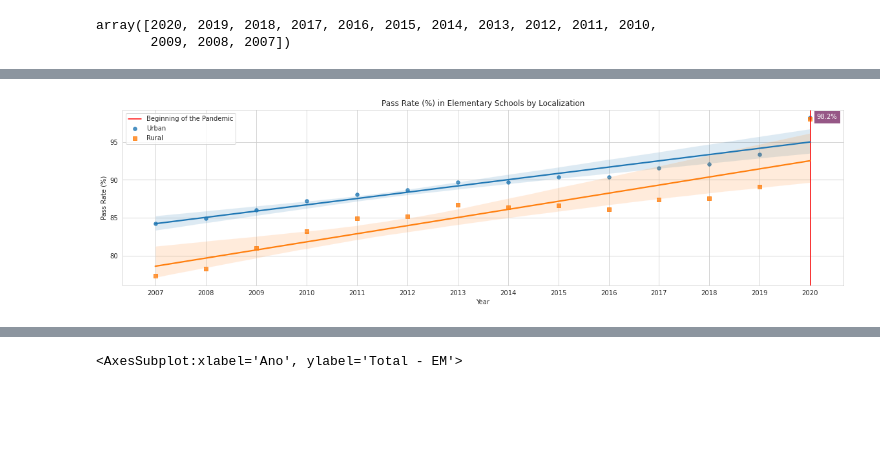
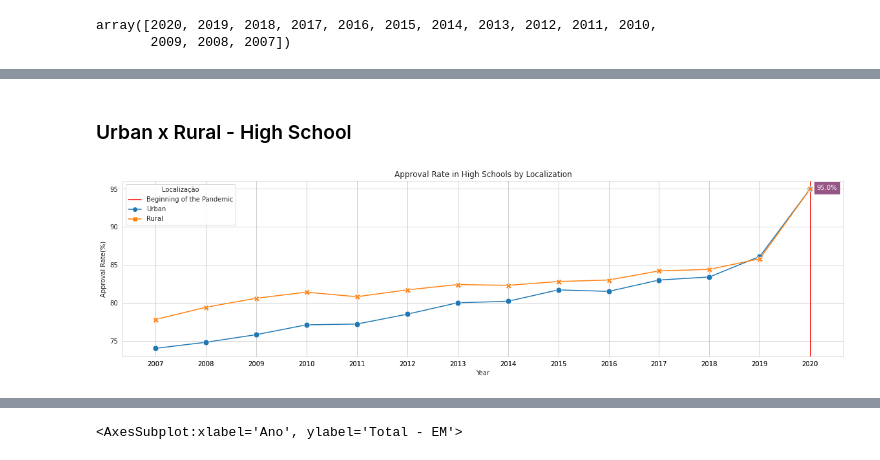
Before and after one commit to aianshay/covid-impacts-on-education, a Jupyter notebook: viz_rq3_rq4.ipynb, the cells around one changed output, grey strips where cells are left out. Cells and saved outputs as stored; diff of their text form; code cells hidden in the pictures; blank space fills up the shorter version.

```diff
--- a/viz_rq3_rq4.ipynb
+++ b/viz_rq3_rq4.ipynb
@@ -33,5 +22,5 @@ data.Ano.unique()
 array([2020, 2019, 2018, 2017, 2016, 2015, 2014, 2013, 2012, 2011, 2010,
        2009, 2008, 2007])
 # %%
-urban_rural_data = data[(data.Localização == 'Urbana') | (data.Localização == 'Rural')]
-public_private_data = data[(data.Rede == 'Privada') | (data.Rede == 'Pública')]
+approval_urban_rural = data[(data.Localização == 'Urbana') | (data.Localização == 'Rural')]
+approval_public_private = data[(data.Rede == 'Privada') | (data.Rede == 'Pública')]
@@ -87,0 +121,8 @@ sns.lineplot(data=urban_rural_data, x='Ano', y='Total - EF', hue='Localização'
+# %%
+def translate_to_urban(value):
+    if value == "Urbana":
+        return "Urban"
+    else:
+        return "Rural"
+
+approval_urban_rural['Localização'] = approval_urban_rural.Localização.apply(translate_to_urban)
@@ -87,0 +164,11 @@ sns.lineplot(data=urban_rural_data, x='Ano', y='Total - EF', hue='Localização'
+# %%
+plt.figure(figsize=(20,5))
+#plt.axvline(x=12.5, label="Beginning of the Pandemic", color="red", linestyle='-')
+sns.set_style("whitegrid")
+
+sns.barplot(data=approval_urban_rural, x='Ano', y='Total - EF',
+                  hue='Localização')
+
+plt.title("Approval Rate in Elementary Schools by Localization")
+plt.ylabel("Approval Rate(%)")
+plt.xlabel("Year");
@@ -88,28 +177,24 @@ sns.lineplot(data=urban_rural_data, x='Ano', y='Total - EF', hue='Localização'
+# %% [markdown]
+### Urban x Rural - High School
 # %%
-x_shift = 0.13
-y_shift = 0.15
-markersize=30
-
 plt.figure(figsize=(20,5))
 plt.axvline(x=2020.01, label="Beginning of the Pandemic", color='red', linestyle='-')
 sns.set_style("whitegrid")
-ax = sns.regplot(data=urban, x='Ano', y='Total - EF', label="Urban", marker="o", scatter_kws={'s':markersize})
 
-ax.set(xticks=urban.Ano.values)
+ax = sns.lineplot(data=approval_urban_rural, x='Ano', y='Total - EM',
+                  hue='Localização', style='Localização', markers=True,
+                  markersize=markersize, dashes=False)
 
-sns.regplot(data=rural, x='Ano', y='Total - EF', label="Rural", marker="s", scatter_kws={'s':markersize})
+ax.set(xticks=approval_urban_rural.Ano.values)
 
-plt.title("Pass Rate (%) in Elementary Schools by Localization")
-plt.ylabel("Pass Rate (%)")
+plt.title("Approval Rate in High Schools by Localization")
+plt.ylabel("Approval Rate(%)")
 plt.xlabel("Year")
 
-y_2020_urban = urban[urban.Ano == 2020]['Total - EF'].iloc[0]
+y_2020_urban = approval_urban_rural.query('Ano == 2020 & Localização == "Urban"')['Total - EM'].iloc[0]
 plt.text(2020 + x_shift, y_2020_urban - y_shift, '{:.1f}%'.format(y_2020_urban), color='white').set_backgroundcolor('#965786')
 
-y_2020_rural = urban[urban.Ano == 2020]['Total - EF'].iloc[0]
+y_2020_rural = approval_urban_rural.query('Ano == 2020 & Localização == "Rural"')['Total - EM'].iloc[0]
 plt.text(2020 + x_shift, y_2020_rural - y_shift, '{:.1f}%'.format(y_2020_rural), color='white').set_backgroundcolor('#965786')
-
-plt.legend()
-plt.show()
 # %% [output]
-[figure, old version]
+[figure, new version]
```
Also changed, not shown: parts of 40 cells of this notebook.
